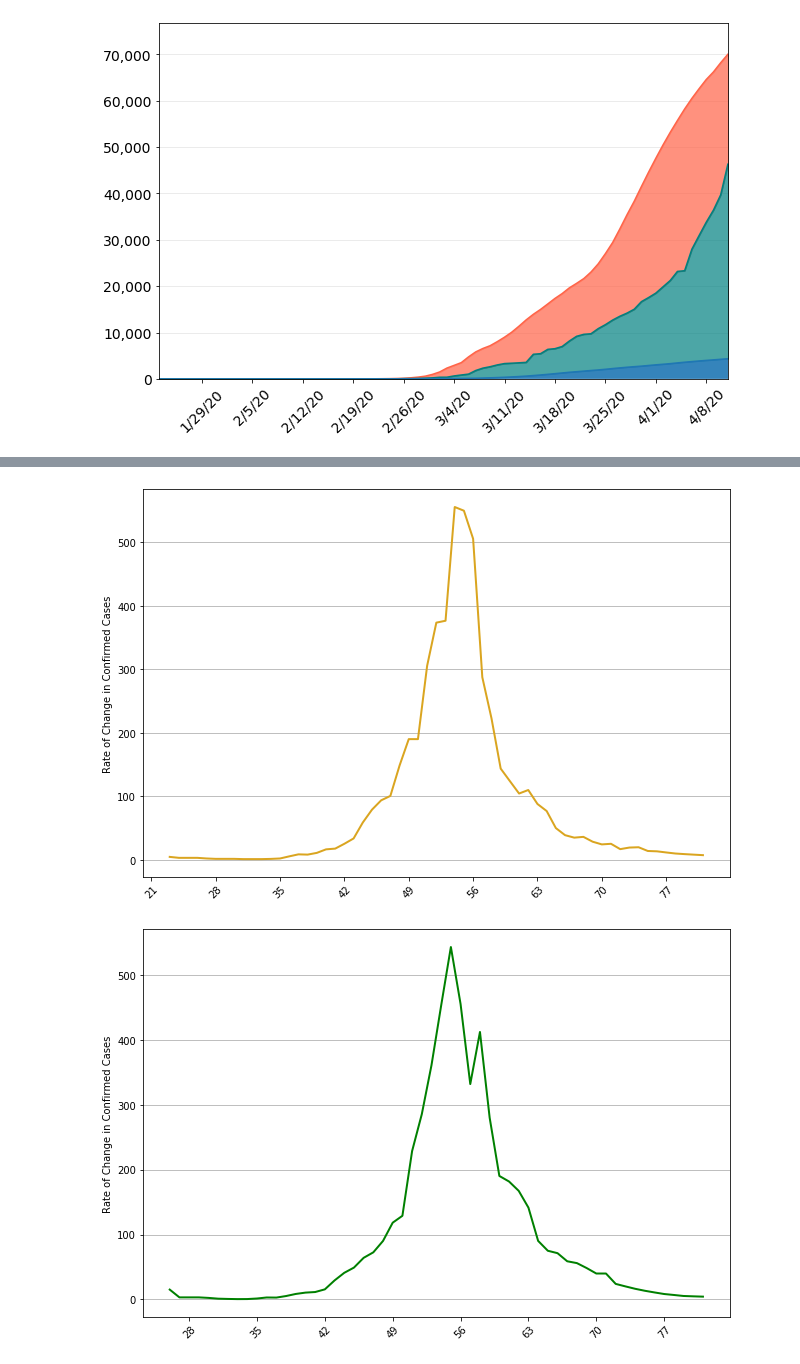
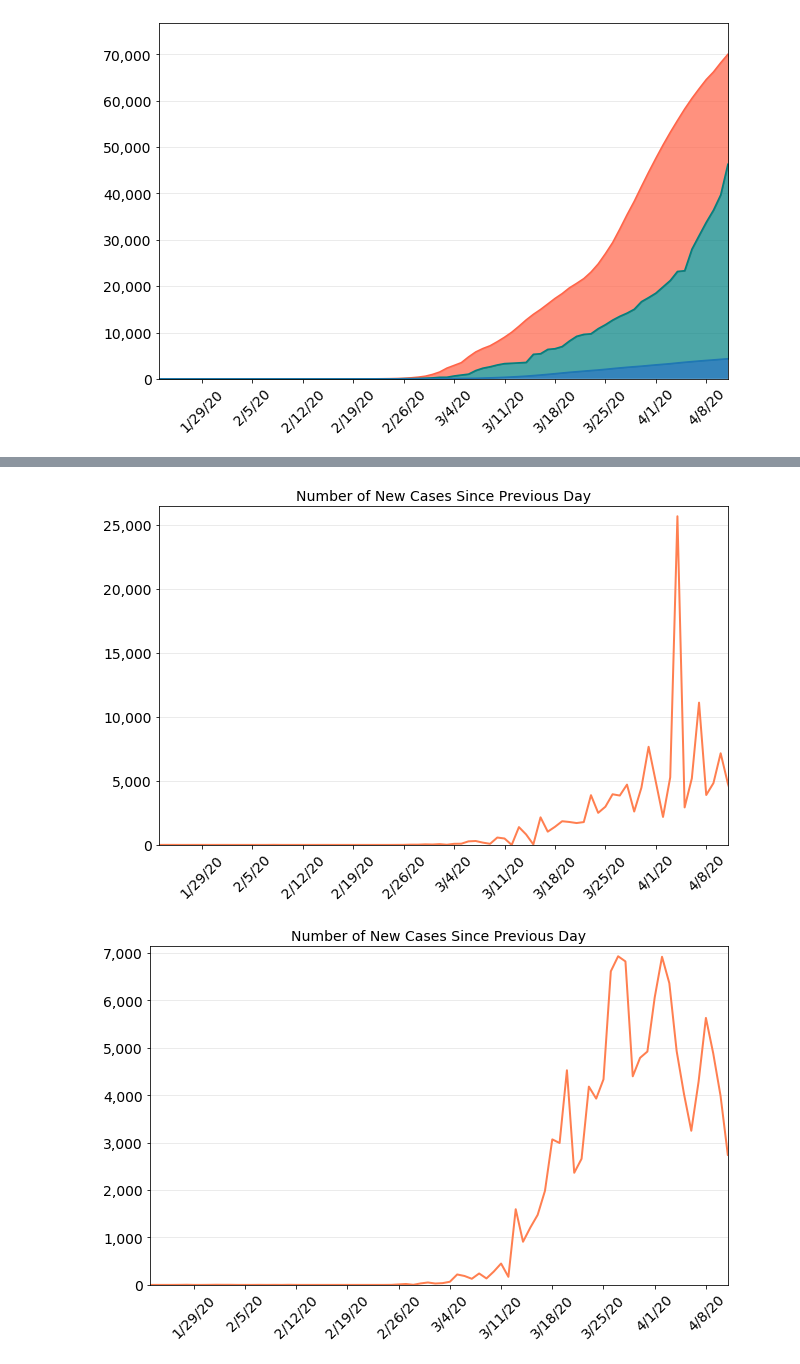
Before and after one commit to ellemonke/COVID-19, a Jupyter notebook: static/resources/charts1.ipynb, the cells around one changed output, grey strips where cells are left out. Drawn from its saved outputs; the diff is of its cells as text; code cells hidden in the pictures.

Commit message:
second charts new cases

```diff
--- a/static/resources/charts1.ipynb
+++ b/static/resources/charts1.ipynb
@@ -131,37 +165,39 @@ linechart_one('Global')
 # %%
-def rate_of_change(df, country):
+def linechart_newcases(df, country):
 
     # x-axis
-    dates = df.columns.tolist()
+    dates = confirmed_df.columns.tolist()
     days = range(len(dates))
 
     # y-axis
-    countries = list(first_infected_top.index)
-    c_values = top_confirmed_df.loc[country,:].pct_change(periods=21)
+    c_values = df.loc[country,:]
 
+    # Figure
     fig, ax = plt.subplots(figsize = (9,6))
-#     plt.title(country)
-    plt.ylabel("Rate of Change in Confirmed Cases")
+    plt.title(f'Number of New Cases Since Previous Day', fontsize=14)
 
+    # Axes
     xticks = [day*7 for day in days]
     xlabels = dates[0::7]
     plt.xticks(xticks, xlabels, rotation=45)
+    plt.xlim(1, 80)
+    plt.ylim(0, c_values.max()*1.03)
+    ax.get_yaxis().set_major_formatter(plt.FuncFormatter(lambda y, p: format(int(y), ',')))
+    ax.tick_params(axis='both', labelsize=14)
+    ax.set_axisbelow(True)
+    plt.grid(axis='y', alpha=0.3)
 
-    country_index = countries.index(country)
-    c_color = color_index[country_index]
-
-    ax.plot(dates, c_values, color = c_color, linestyle = '-', linewidth=2)
-
-    plt.grid(axis='y')
+    # Line plot
+    ax.plot(dates, c_values, color = 'coral', linestyle = '-', linewidth=2)
 
     # Save image
+    plt.tight_layout()
     country = country.replace(' ', '').lower()
     saved_img = os.path.join('..', 'images',f'chart2_{country}.png')
     plt.savefig(saved_img, bbox_inches='tight')
-    plt.tight_layout()
     plt.show()
 # %%
 for i in range(len(top_confirmed_df)):
     country = top_confirmed_df.index[i]
-    rate_of_change(first_confirmed_top, country)
+    linechart_newcases(newcases_df, country)
 # %% [output]
@@ -171,2 +207,2 @@ for i in range(len(top_confirmed_df)):
-[figure, old version]
+[figure, new version]
-[figure, old version]
+[figure, new version]
```
Also changed, not shown: parts of 24 cells of this notebook, 19 other files.
